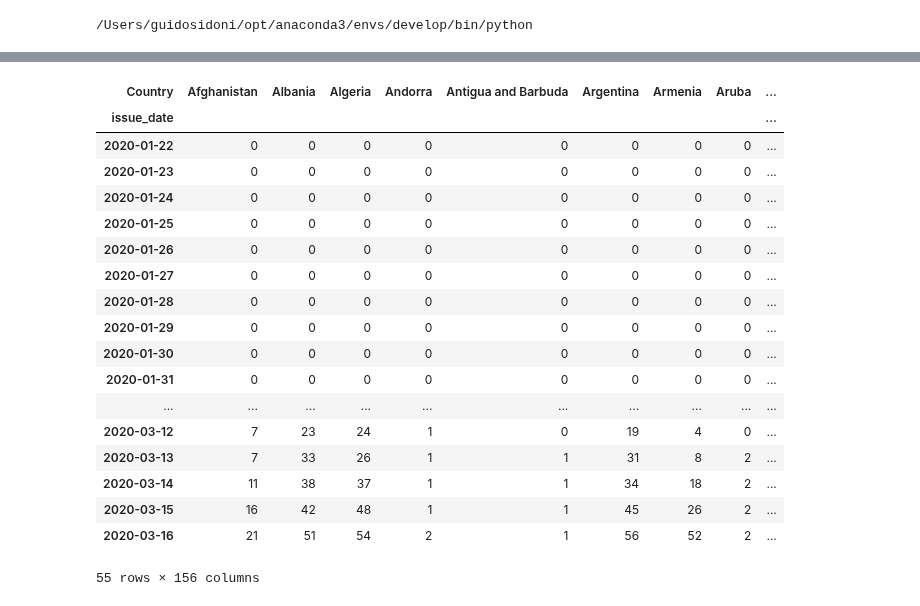
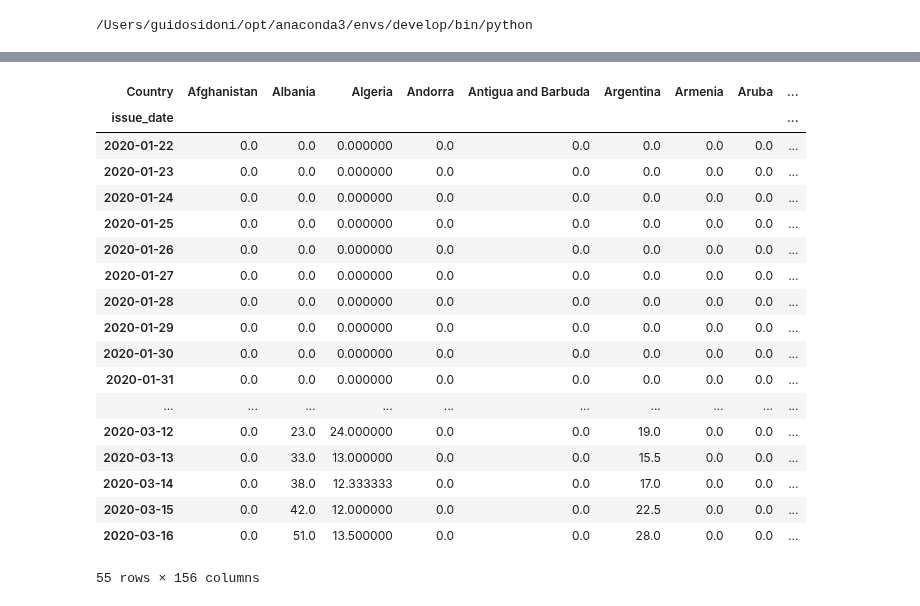
Before and after one commit to guidolo/COVID-DASH, a Jupyter notebook: Untitled.ipynb, the cells around one changed output, grey strips where cells are left out. Drawn from its saved outputs; the diff is of its cells as text; code cells hidden in the pictures.

Commit message:
add active cases and detah rate

```diff
--- a/Untitled.ipynb
+++ b/Untitled.ipynb
@@ -85,38 +32,29 @@ ax.xaxis.set_major_locator(locator)
-# %%
-df = pd.read_csv('./data/time_series_19-covid-Confirmed.csv')
-df_d = pd.read_csv('./data/time_series_19-covid-Confirmed.csv')
-
-def make_data(df):
-    df.set_index(['Province/State', 'Country/Region', 'Lat', 'Long'], inplace=True)
-    df = (df.
-         stack().
-        reset_index().
-        rename(columns={'level_4':'issue_date', 0:'cant', 'Country/Region':'Country'})
-    )
-    df = df.groupby(['Country','issue_date']).sum().drop(['Lat','Long'], axis=1).reset_index()
-    df.issue_date = pd.to_datetime(df.issue_date)
-    df = df.set_index(['issue_date','Country']).unstack()
-    df = df.loc[:, 'cant']
-    return df
-# %%
-make_data(df_d)
-# %% [output]
-| Country | Afghanistan | Albania | Algeria | Andorra | Antigua and Barbuda | Argentina | Armenia | Aruba | ... |
-| issue_date |  |  |  |  |  |  |  |  | ... |
-| 2020-01-22 | 0 | 0 | 0 | 0 | 0 | 0 | 0 | 0 | ... |
-| 2020-01-23 | 0 | 0 | 0 | 0 | 0 | 0 | 0 | 0 | ... |
-| 2020-01-24 | 0 | 0 | 0 | 0 | 0 | 0 | 0 | 0 | ... |
-| 2020-01-25 | 0 | 0 | 0 | 0 | 0 | 0 | 0 | 0 | ... |
-| 2020-01-26 | 0 | 0 | 0 | 0 | 0 | 0 | 0 | 0 | ... |
-| 2020-01-27 | 0 | 0 | 0 | 0 | 0 | 0 | 0 | 0 | ... |
-| 2020-01-28 | 0 | 0 | 0 | 0 | 0 | 0 | 0 | 0 | ... |
-| 2020-01-29 | 0 | 0 | 0 | 0 | 0 | 0 | 0 | 0 | ... |
-| 2020-01-30 | 0 | 0 | 0 | 0 | 0 | 0 | 0 | 0 | ... |
-| 2020-01-31 | 0 | 0 | 0 | 0 | 0 | 0 | 0 | 0 | ... |
-| ... | ... | ... | ... | ... | ... | ... | ... | ... | ... |
-| 2020-03-12 | 7 | 23 | 24 | 1 | 0 | 19 | 4 | 0 | ... |
-| 2020-03-13 | 7 | 33 | 26 | 1 | 1 | 31 | 8 | 2 | ... |
-| 2020-03-14 | 11 | 38 | 37 | 1 | 1 | 34 | 18 | 2 | ... |
-| 2020-03-15 | 16 | 42 | 48 | 1 | 1 | 45 | 26 | 2 | ... |
-| 2020-03-16 | 21 | 51 | 54 | 2 | 1 | 56 | 52 | 2 | ... |
-55 rows × 156 columns
+# %%
+    df_c = pd.read_csv('./data/time_series_19-covid-Confirmed.csv')
+    df_d = pd.read_csv('./data/time_series_19-covid-Deaths.csv')
+    df_r = pd.read_csv('./data/time_series_19-covid-Recovered.csv')
+    df_c = make_data(df_c)
+    df_d = make_data(df_d)
+    df_r = make_data(df_r)
+# %%
+df_rate = (df_c / df_d).fillna(0).replace(np.inf, 0)
+# %% [output]
+| Country | Afghanistan | Albania | Algeria | Andorra | Antigua and Barbuda | Argentina | Armenia | Aruba | ... |
+| issue_date |  |  |  |  |  |  |  |  | ... |
+| 2020-01-22 | 0.0 | 0.0 | 0.000000 | 0.0 | 0.0 | 0.0 | 0.0 | 0.0 | ... |
+| 2020-01-23 | 0.0 | 0.0 | 0.000000 | 0.0 | 0.0 | 0.0 | 0.0 | 0.0 | ... |
+| 2020-01-24 | 0.0 | 0.0 | 0.000000 | 0.0 | 0.0 | 0.0 | 0.0 | 0.0 | ... |
+| 2020-01-25 | 0.0 | 0.0 | 0.000000 | 0.0 | 0.0 | 0.0 | 0.0 | 0.0 | ... |
+| 2020-01-26 | 0.0 | 0.0 | 0.000000 | 0.0 | 0.0 | 0.0 | 0.0 | 0.0 | ... |
+| 2020-01-27 | 0.0 | 0.0 | 0.000000 | 0.0 | 0.0 | 0.0 | 0.0 | 0.0 | ... |
+| 2020-01-28 | 0.0 | 0.0 | 0.000000 | 0.0 | 0.0 | 0.0 | 0.0 | 0.0 | ... |
+| 2020-01-29 | 0.0 | 0.0 | 0.000000 | 0.0 | 0.0 | 0.0 | 0.0 | 0.0 | ... |
+| 2020-01-30 | 0.0 | 0.0 | 0.000000 | 0.0 | 0.0 | 0.0 | 0.0 | 0.0 | ... |
+| 2020-01-31 | 0.0 | 0.0 | 0.000000 | 0.0 | 0.0 | 0.0 | 0.0 | 0.0 | ... |
+| ... | ... | ... | ... | ... | ... | ... | ... | ... | ... |
+| 2020-03-12 | 0.0 | 23.0 | 24.000000 | 0.0 | 0.0 | 19.0 | 0.0 | 0.0 | ... |
+| 2020-03-13 | 0.0 | 33.0 | 13.000000 | 0.0 | 0.0 | 15.5 | 0.0 | 0.0 | ... |
+| 2020-03-14 | 0.0 | 38.0 | 12.333333 | 0.0 | 0.0 | 17.0 | 0.0 | 0.0 | ... |
+| 2020-03-15 | 0.0 | 42.0 | 12.000000 | 0.0 | 0.0 | 22.5 | 0.0 | 0.0 | ... |
+| 2020-03-16 | 0.0 | 51.0 | 13.500000 | 0.0 | 0.0 | 28.0 | 0.0 | 0.0 | ... |
+55 rows × 156 columns
```
Also changed, not shown: parts of 8 cells of this notebook, 3 other files.
